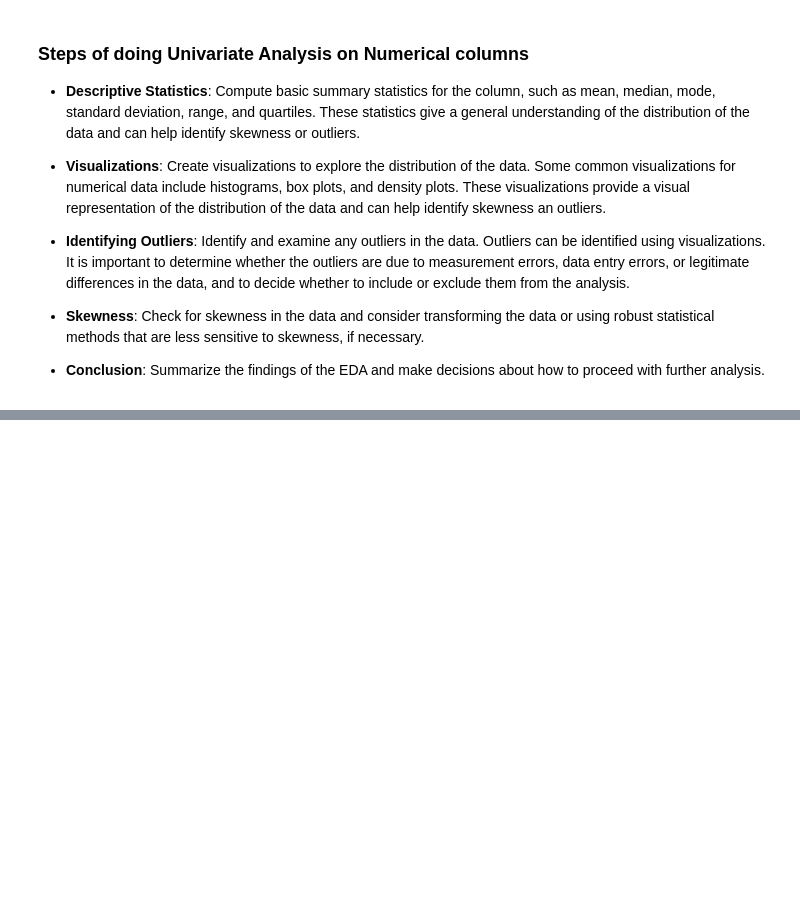
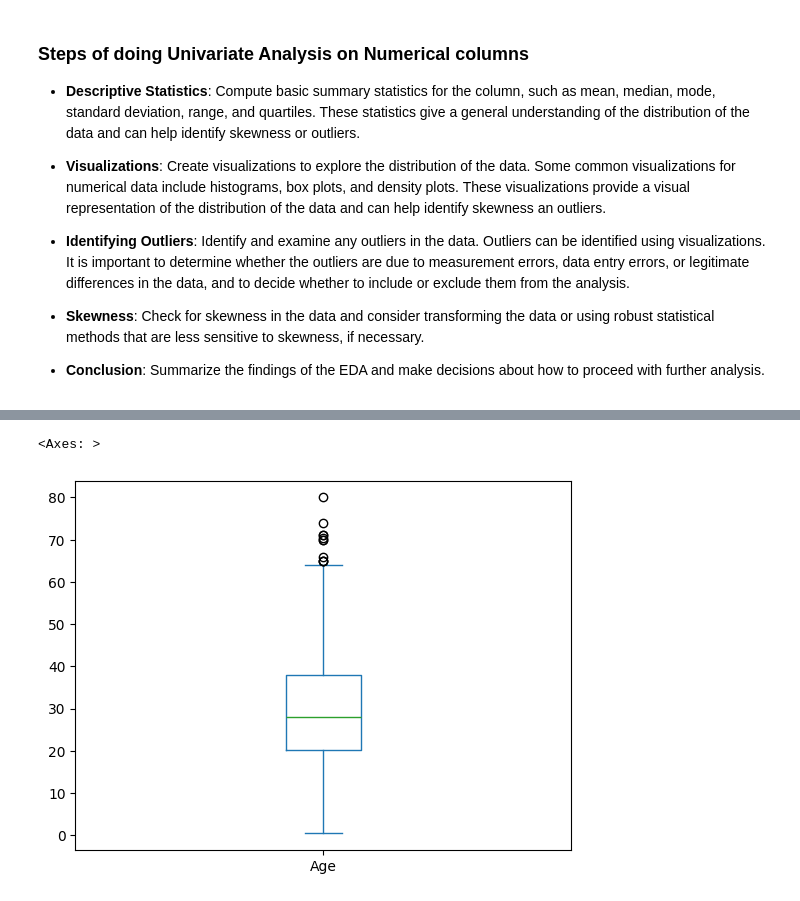
Before and after one commit to visheshbpatel/data-science, a Jupyter notebook: 07-data-analysis/29-exploratory-data-analysis/01-EDA.ipynb, the cells around one changed output, grey strips where cells are left out. Cells and saved outputs as stored; diff of their text form; code cells hidden in the pictures; blank space fills up the shorter version.

```diff
--- a/07-data-analysis/29-exploratory-data-analysis/01-EDA.ipynb
+++ b/07-data-analysis/29-exploratory-data-analysis/01-EDA.ipynb
@@ -69,0 +102,5 @@ The shape of the data distribution is important in identifying the presence of o
+# %%
+df['Age'].plot(kind='box')
+# %% [output]
+<Axes: >
+[figure, added]
```
Also changed, not shown: parts of 32 cells of this notebook.
